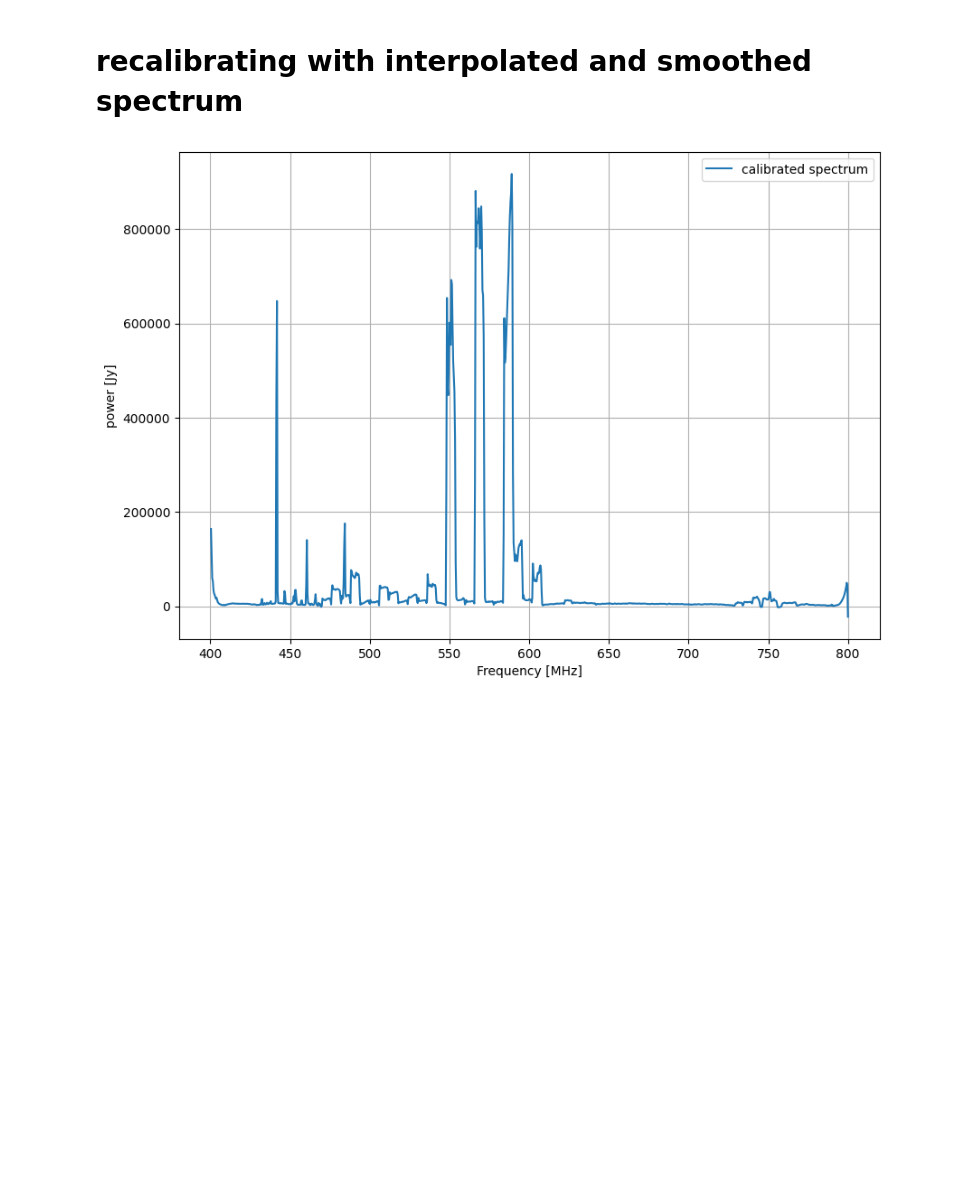
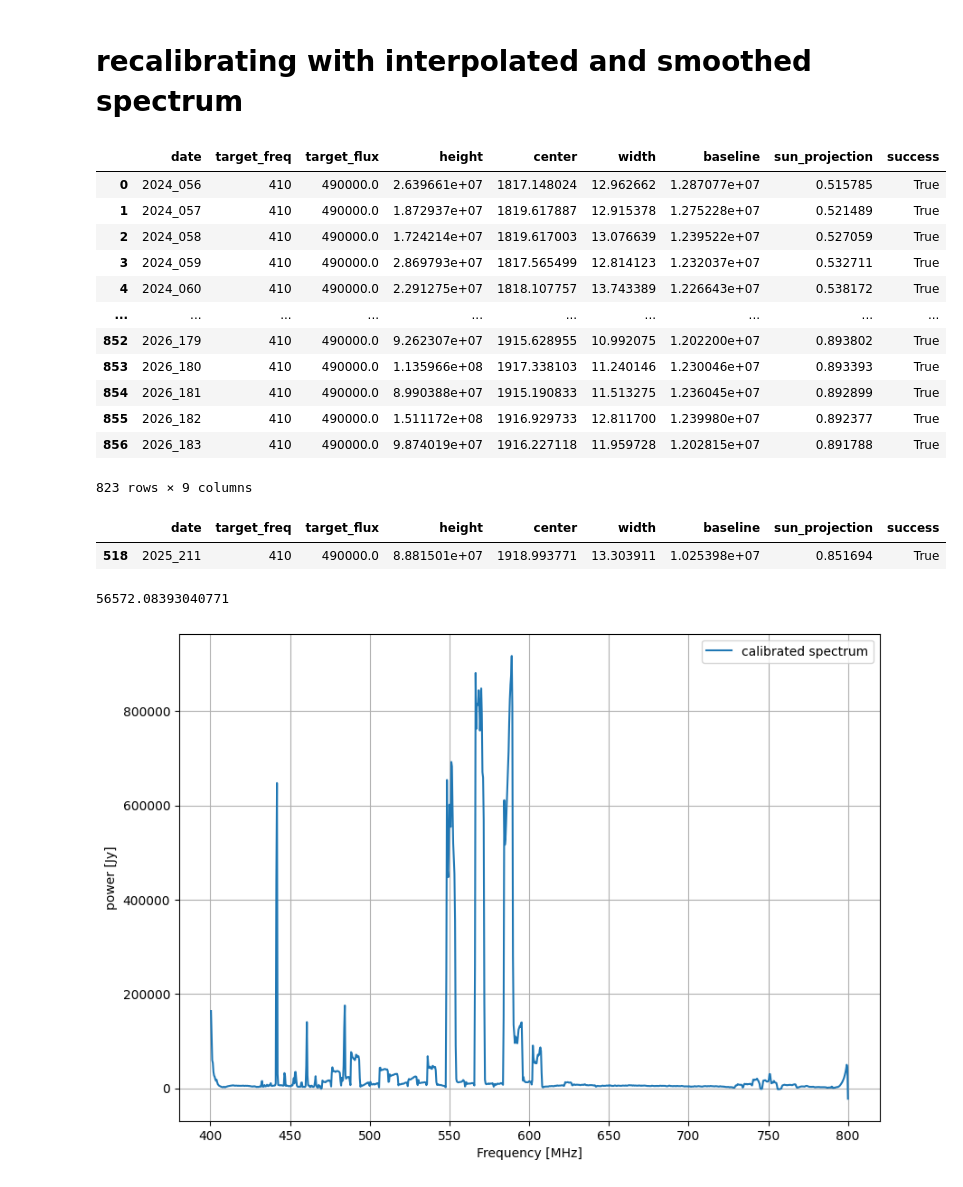
Before and after one commit to dbautista98/chime-reduction, a Jupyter notebook: notebooks/clean_spectrum.ipynb, the cells around one changed output. Drawn from its saved outputs; the diff is of its cells as text; code cells hidden in the pictures; blank space fills up the shorter version.

```diff
--- a/notebooks/clean_spectrum.ipynb
+++ b/notebooks/clean_spectrum.ipynb
@@ -323,3 +374,31 @@ def usual_calibration(on, off, gain):
+# %%
+df = pd.read_csv("/users/dbautist/CHIME_landing_directory/calibration_log.csv")
+df = df[df["success"] == True]
+df
+# %% [output]
+|  | date | target_freq | target_flux | height | center | width | baseline | sun_projection | success |
+| 0 | 2024_056 | 410 | 490000.0 | 2.639661e+07 | 1817.148024 | 12.962662 | 1.287077e+07 | 0.515785 | True |
+| 1 | 2024_057 | 410 | 490000.0 | 1.872937e+07 | 1819.617887 | 12.915378 | 1.275228e+07 | 0.521489 | True |
+| 2 | 2024_058 | 410 | 490000.0 | 1.724214e+07 | 1819.617003 | 13.076639 | 1.239522e+07 | 0.527059 | True |
+| 3 | 2024_059 | 410 | 490000.0 | 2.869793e+07 | 1817.565499 | 12.814123 | 1.232037e+07 | 0.532711 | True |
+| 4 | 2024_060 | 410 | 490000.0 | 2.291275e+07 | 1818.107757 | 13.743389 | 1.226643e+07 | 0.538172 | True |
+| ... | ... | ... | ... | ... | ... | ... | ... | ... | ... |
+| 852 | 2026_179 | 410 | 490000.0 | 9.262307e+07 | 1915.628955 | 10.992075 | 1.202200e+07 | 0.893802 | True |
+| 853 | 2026_180 | 410 | 490000.0 | 1.135966e+08 | 1917.338103 | 11.240146 | 1.230046e+07 | 0.893393 | True |
+| 854 | 2026_181 | 410 | 490000.0 | 8.990388e+07 | 1915.190833 | 11.513275 | 1.236045e+07 | 0.892899 | True |
+| 855 | 2026_182 | 410 | 490000.0 | 1.511172e+08 | 1916.929733 | 12.811700 | 1.239980e+07 | 0.892377 | True |
+| 856 | 2026_183 | 410 | 490000.0 | 9.874019e+07 | 1916.227118 | 11.959728 | 1.202815e+07 | 0.891788 | True |
+823 rows × 9 columns
+# %%
+df[df["date"] == test_day]
+# %% [output]
+|  | date | target_freq | target_flux | height | center | width | baseline | sun_projection | success |
+| 518 | 2025_211 | 410 | 490000.0 | 8.881501e+07 | 1918.993771 | 13.303911 | 1.025398e+07 | 0.851694 | True |
+# %%
+tsys = 1.025398e+07 / (8.881501e+07	) * 490000.0
+tsys
+# %% [output]
+56572.08393040771
 # %%
 calibrated_spectrum = usual_calibration(np.mean(chime_grid, axis=0), smoothed_interp, 56572.08393040771 )
 
```
Also changed, not shown: parts of 10 cells of this notebook.
